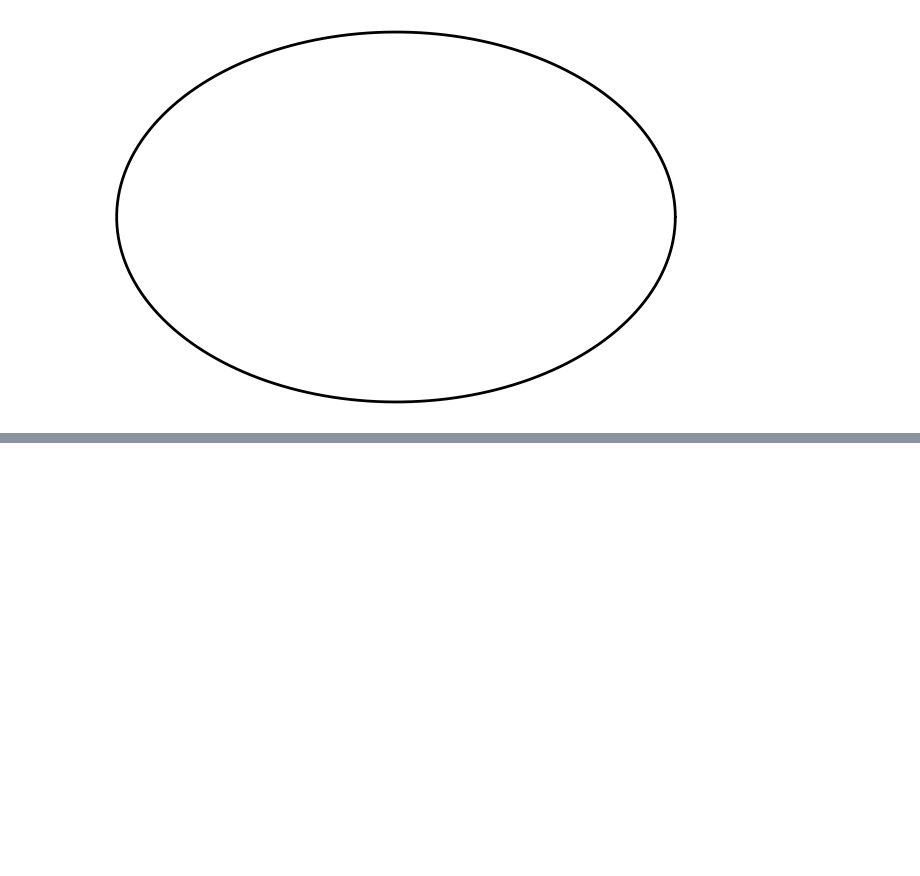
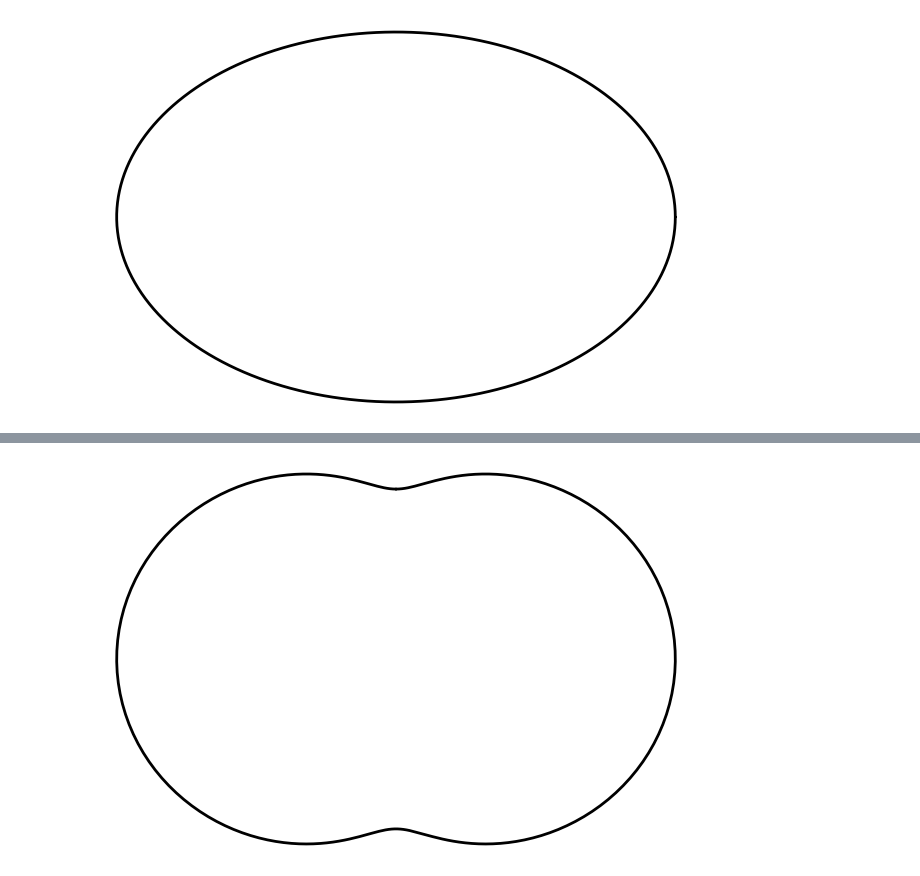
Before and after one commit to mattConn/differential-geometry-exercises, a Jupyter notebook: src/notebooks/3-3-1.ipynb, the cells around one changed output, grey strips where cells are left out. Cells and saved outputs as stored; diff of their text form; code cells hidden in the pictures; blank space fills up the shorter version.

```diff
--- a/src/notebooks/3-3-1.ipynb
+++ b/src/notebooks/3-3-1.ipynb
@@ -49,0 +62,11 @@ plot(x, y,0, 2pi,ticks=false,axis=false,label=LABEL,color=COLOR,linewidth=LW)
+# %%
+# x = a(3cos(t) - cos(3t)), y = a(3sin(t) - sin(3t))
+xl(t) = x(pi/4)
+yl(t) = t
+
+ny(t) = 0.5*(5*cos(t) - cos(3*t))
+nx(t) = 0.5*(5*sin(t) - sin(3*t))
+
+plot(nx, ny,0, 2pi,ticks=false,axis=false,label=LABEL,color=COLOR,linewidth=LW)
+# %% [output]
+[figure, added]
```
Also changed, not shown: parts of 1 cell of this notebook, 4 other files.
